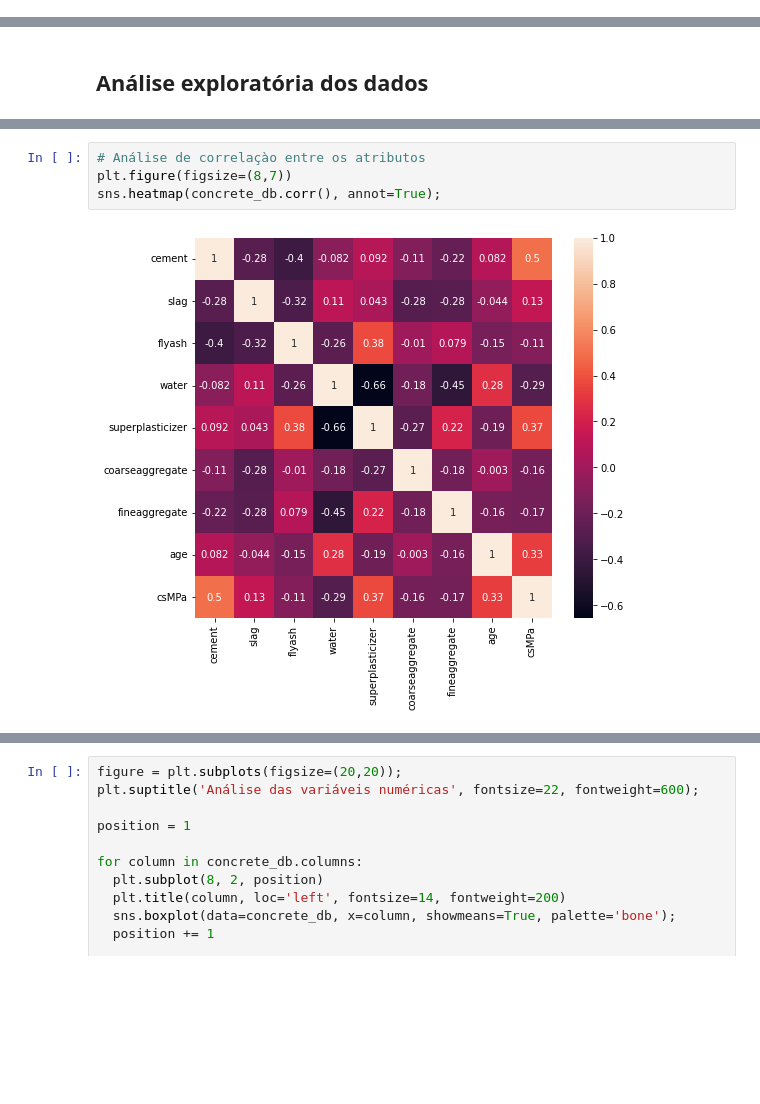
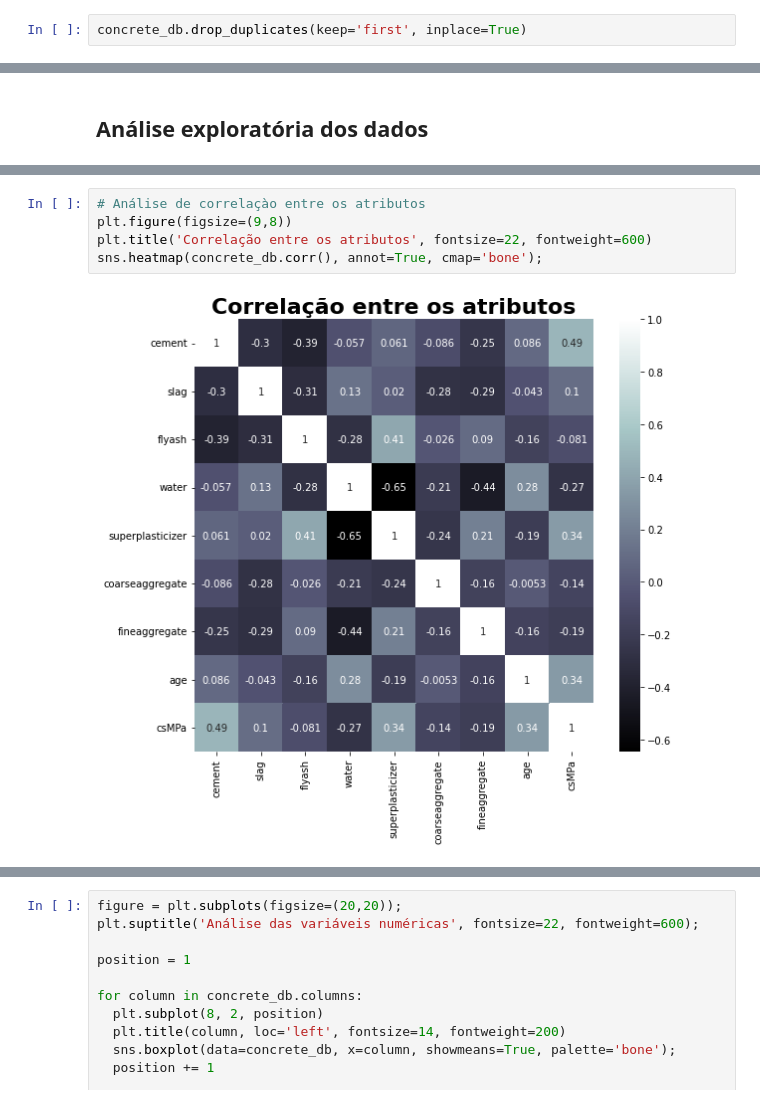
Before and after one commit to CezarMontenegro/concrete_strength_prediction, a Jupyter notebook: concrete_strength_prediction.ipynb, the cells around one changed output, grey strips where cells are left out. Saved outputs shown, nothing was run; the diff lists cells and outputs as text; blank space fills up the shorter version.

Commit message:
Editando figures

```diff
--- a/concrete_strength_prediction.ipynb
+++ b/concrete_strength_prediction.ipynb
@@ -69,3 +73,5 @@ dtype: int64
+# %%
+concrete_db.drop_duplicates(keep='first', inplace=True)
 # %%
 concrete_db.nunique()
 # %% [output]
@@ -96,8 +102,9 @@ concrete_db.describe()
 | max | 540.000000 | 359.400000 | 200.100000 | 247.000000 | 32.200000 | 1145.000000 | 992.600000 | 365.000000 | ... |
 # %%
 # Análise de correlaçào entre os atributos
-plt.figure(figsize=(8,7))
-sns.heatmap(concrete_db.corr(), annot=True);
+plt.figure(figsize=(9,8))
+plt.title('Correlação entre os atributos', fontsize=22, fontweight=600)
+sns.heatmap(concrete_db.corr(), annot=True, cmap='bone');
 # %% [output]
-[figure, old version]
+[figure, new version]
 # %%
```
Also changed, not shown: parts of 11 cells of this notebook.
